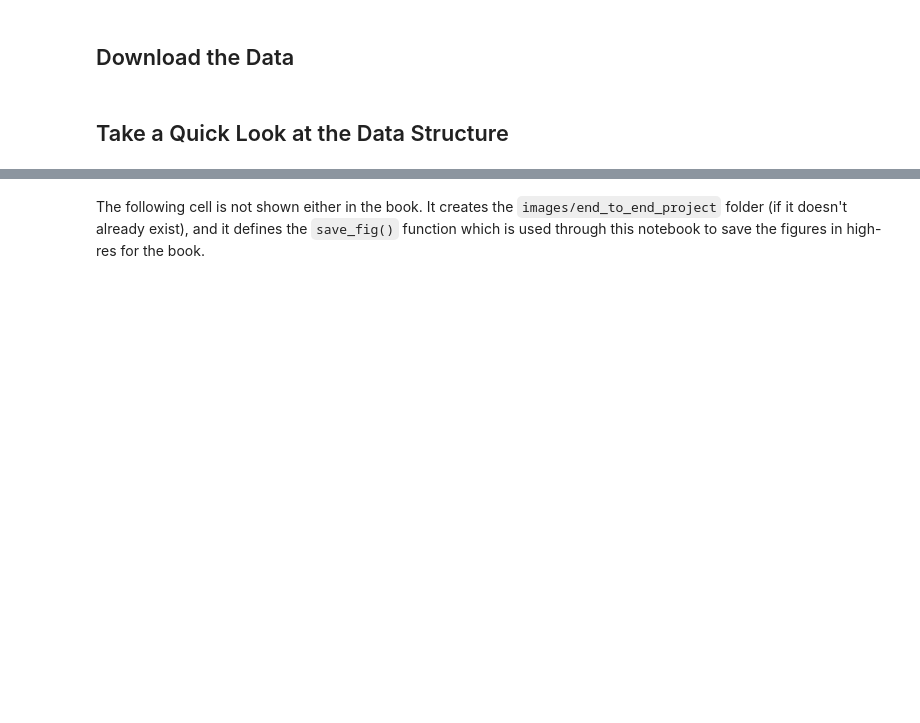
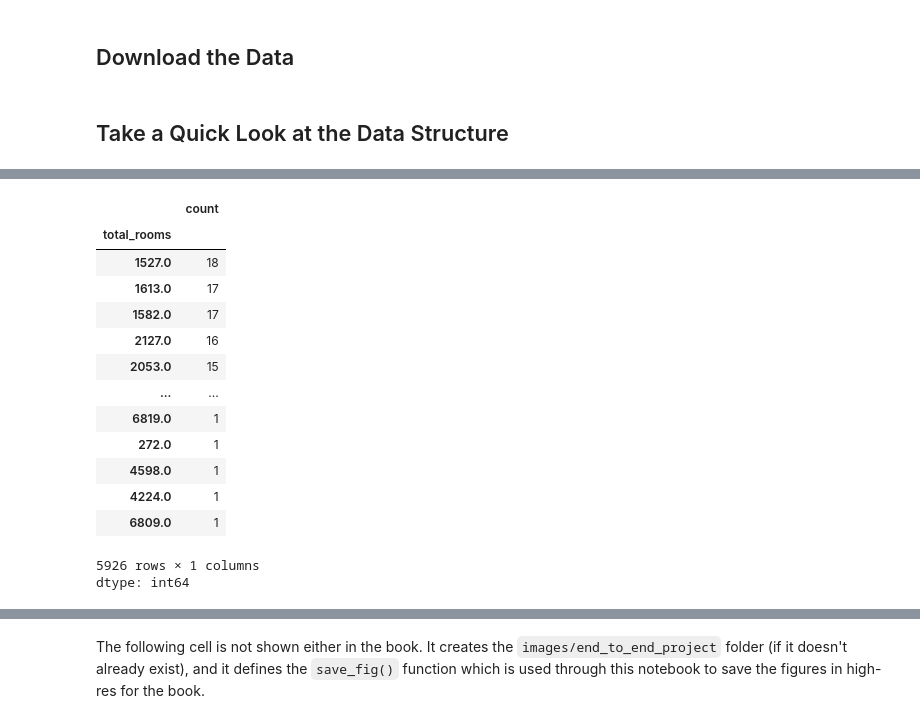
Before and after one commit to 02yongha/Git-test, a Jupyter notebook: 02_end_to_end_machine_learning_project.ipynb, the cells around one changed output, grey strips where cells are left out. Cells and saved outputs as stored; diff of their text form; code cells hidden in the pictures; blank space fills up the shorter version.

```diff
--- a/02_end_to_end_machine_learning_project.ipynb
+++ b/02_end_to_end_machine_learning_project.ipynb
@@ -96,3 +96,22 @@ Name: ocean_proximity, dtype: int64
+# %%
+#housing["ocean_proximity"].value_counts()
+housing["total_rooms"].value_counts()
+# %% [output]
+|  | count |
+| total_rooms |  |
+| 1527.0 | 18 |
+| 1613.0 | 17 |
+| 1582.0 | 17 |
+| 2127.0 | 16 |
+| 2053.0 | 15 |
+| ... | ... |
+| 6819.0 | 1 |
+| 272.0 | 1 |
+| 4598.0 | 1 |
+| 4224.0 | 1 |
+| 6809.0 | 1 |
+5926 rows × 1 columns
+dtype: int64
 # %%
 housing.describe()
 # %% [output]
```
Also changed, not shown: parts of 108 cells of this notebook.
